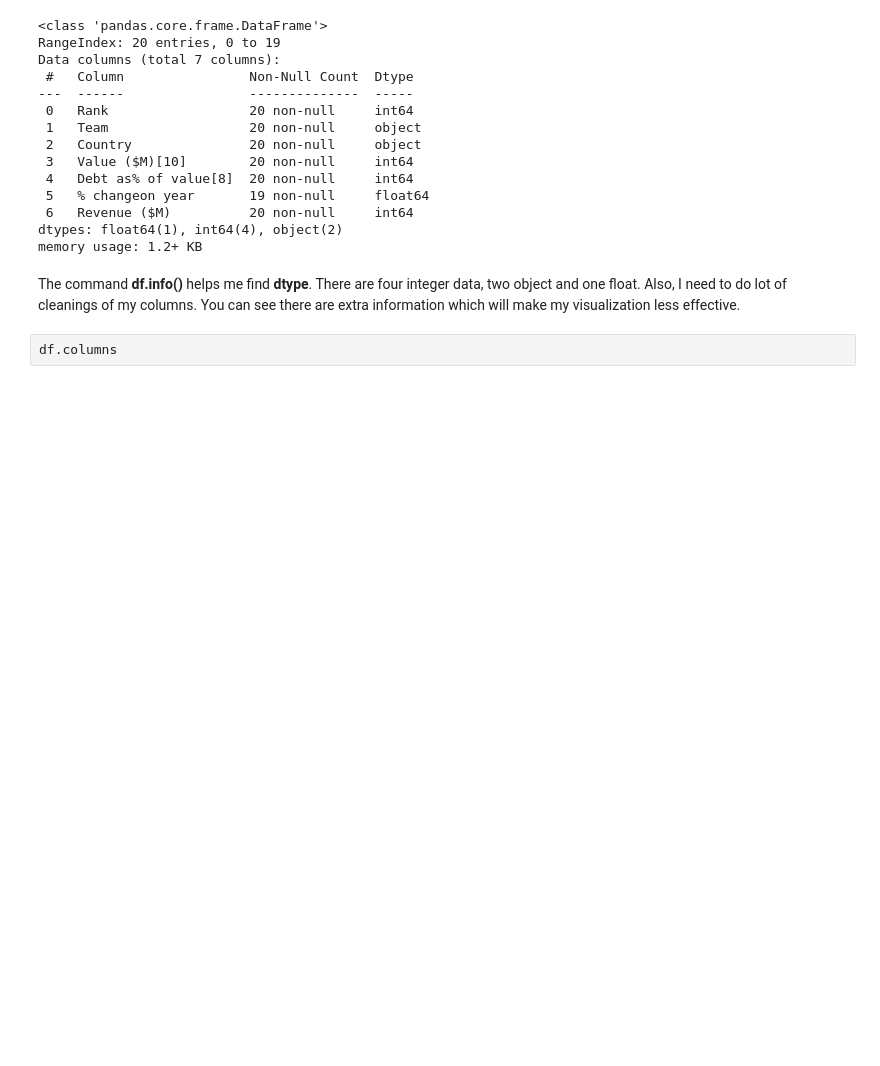
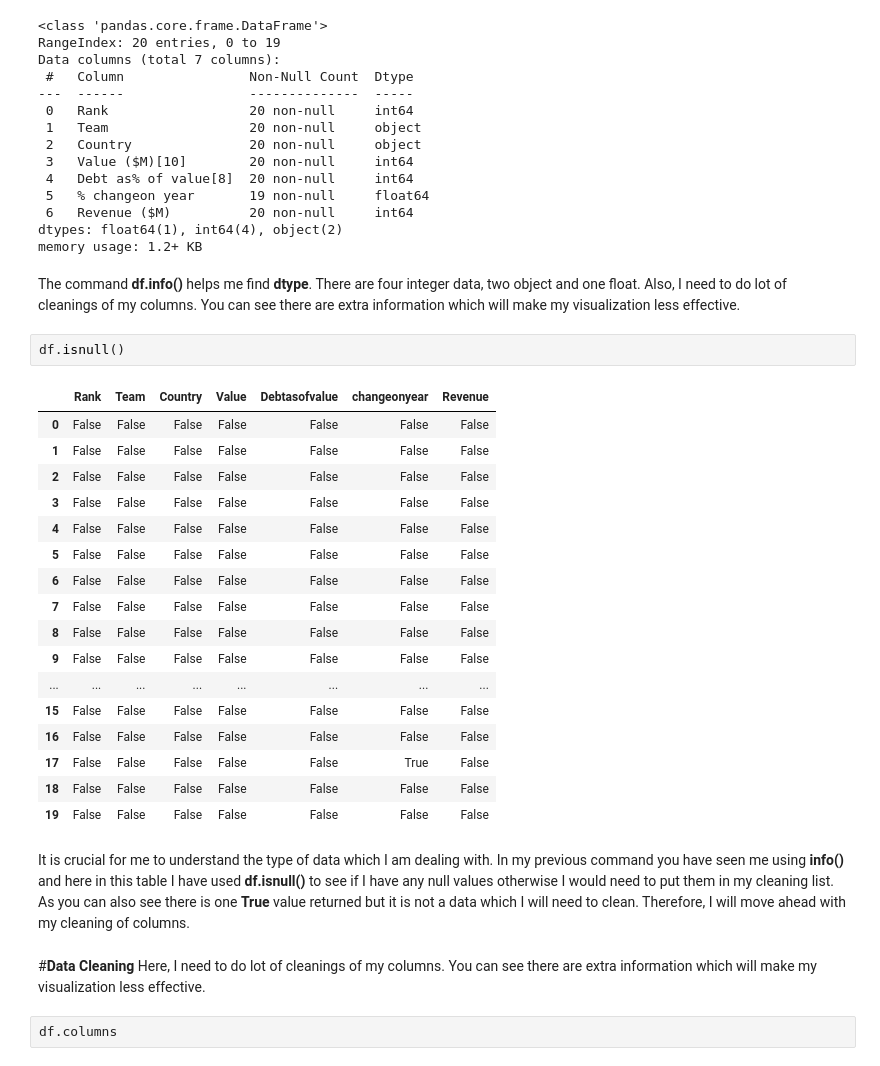
Before and after one commit to khatriprajwol/Data-Visualization-, a Jupyter notebook: Recreating The Master .ipynb, the cells around one changed output. Saved outputs shown, nothing was run; the diff lists cells and outputs as text; blank space fills up the shorter version.

```diff
--- a/Recreating The Master .ipynb
+++ b/Recreating The Master .ipynb
@@ -86,6 +86,31 @@ dtypes: float64(1), int64(4), object(2)
 memory usage: 1.2+ KB
 # %% [markdown]
 The command **df.info()** helps me find **dtype**. There are four integer data, two object and one float. Also, I need to do lot of cleanings of my columns. You can see there are extra information which will make my visualization less effective.
+# %%
+df.isnull()
+# %% [output]
+|  | Rank | Team | Country | Value | Debtasofvalue | changeonyear | Revenue |
+| 0 | False | False | False | False | False | False | False |
+| 1 | False | False | False | False | False | False | False |
+| 2 | False | False | False | False | False | False | False |
+| 3 | False | False | False | False | False | False | False |
+| 4 | False | False | False | False | False | False | False |
+| 5 | False | False | False | False | False | False | False |
+| 6 | False | False | False | False | False | False | False |
+| 7 | False | False | False | False | False | False | False |
+| 8 | False | False | False | False | False | False | False |
+| 9 | False | False | False | False | False | False | False |
+| ... | ... | ... | ... | ... | ... | ... | ... |
+| 15 | False | False | False | False | False | False | False |
+| 16 | False | False | False | False | False | False | False |
+| 17 | False | False | False | False | False | True | False |
+| 18 | False | False | False | False | False | False | False |
+| 19 | False | False | False | False | False | False | False |
+# %% [markdown]
+It is crucial for me to understand the type of data which I am dealing with. In my previous command you have seen me using **info()** and here in this table I have used **df.isnull()** to see if I have any null values otherwise I would need to put them in my cleaning list. As you can also see there is one **True** value returned but it is not a data which I will need to clean. Therefore, I will move ahead with my cleaning of columns.
+# %% [markdown]
+#**Data Cleaning**
+Here, I need to do lot of cleanings of my columns. You can see there are extra information which will make my visualization less effective.
 # %%
 df.columns
 # %% [output]
```
Also changed, not shown: parts of 9 cells of this notebook.
